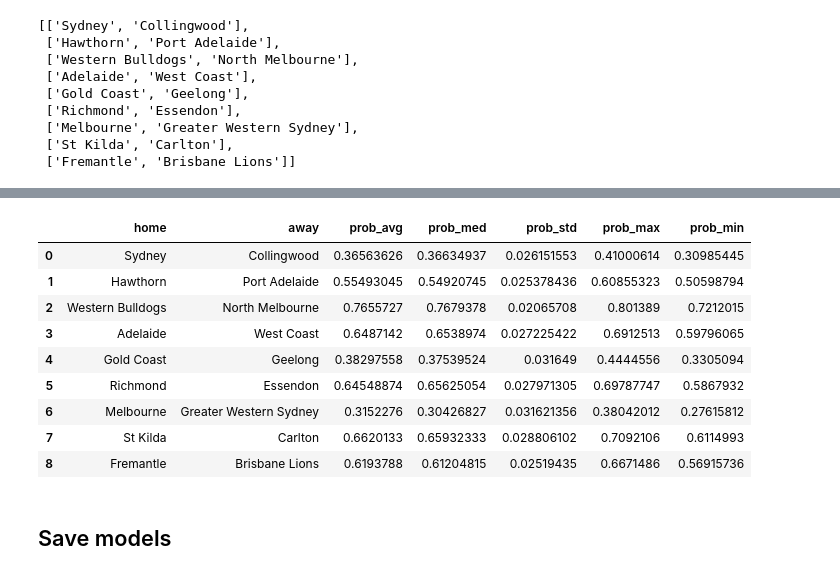
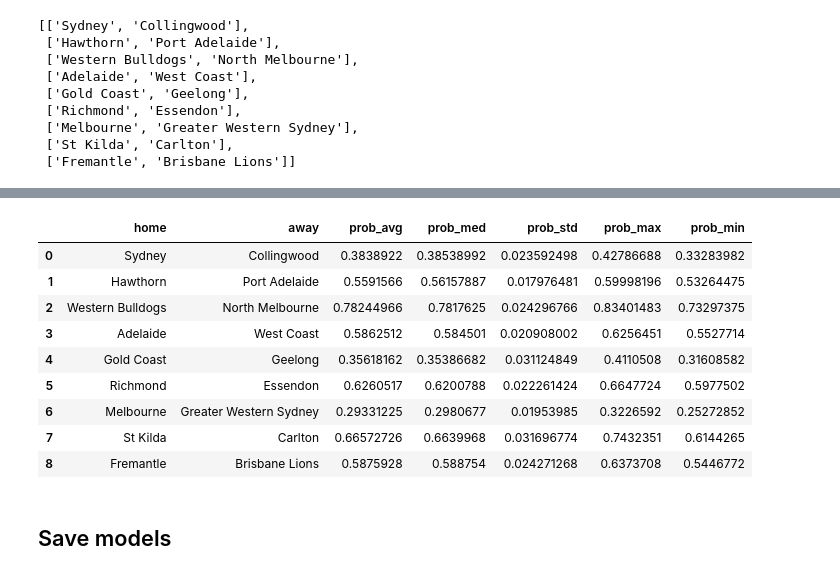
Before and after one commit to toddniven/AFL-Monash-comp, a Jupyter notebook: AFL historical model.ipynb, the cells around one changed output, grey strips where cells are left out. Cells and saved outputs as stored; diff of their text form; code cells hidden in the pictures.

```diff
--- a/AFL historical model.ipynb
+++ b/AFL historical model.ipynb
@@ -95,4 +133,4 @@ pd.DataFrame(Features().div_cols(X_list[0]), columns=training_cols).head()
 # %%
 from training.training import Training
-Training(50, 65).train(X_list, y_list)
+scores, best_models = Training(25, 65).train(X_list, y_list)
 # %% [output]
@@ -210,25 +262,26 @@ scoring_enr = Features().div_cols(scoring)
 # %%
 def modelStats(X, models=[]):
     predictions = np.column_stack([
         model.predict_proba(X)[:,1] for model in models
     ])
     return [np.mean(predictions, axis=1), np.median(predictions, axis=1), np.std(predictions, axis=1),
             np.max(predictions, axis=1), np.min(predictions, axis=1)]
-arr = np.c_[ games, modelStats(scoring_enr,best_models)[0],
-           modelStats(scoring_enr,best_models)[1],modelStats(scoring_enr,best_models)[2],
-            modelStats(scoring_enr,best_models)[3], modelStats(scoring_enr,best_models)[4]]
+
+arr = np.c_[ games, modelStats(scoring,best_models)[0],
+           modelStats(scoring,best_models)[1],modelStats(scoring,best_models)[2],
+            modelStats(scoring,best_models)[3], modelStats(scoring,best_models)[4]]
 pd.DataFrame(arr,columns=['home','away','prob_avg', 'prob_med', 'prob_std', 'prob_max', 'prob_min'])
 # %% [output]
 |  | home | away | prob_avg | prob_med | prob_std | prob_max | prob_min |
-| 0 | Sydney | Collingwood | 0.36563626 | 0.36634937 | 0.026151553 | 0.41000614 | 0.30985445 |
-| 1 | Hawthorn | Port Adelaide | 0.55493045 | 0.54920745 | 0.025378436 | 0.60855323 | 0.50598794 |
-| 2 | Western Bulldogs | North Melbourne | 0.7655727 | 0.7679378 | 0.02065708 | 0.801389 | 0.7212015 |
-| 3 | Adelaide | West Coast | 0.6487142 | 0.6538974 | 0.027225422 | 0.6912513 | 0.59796065 |
-| 4 | Gold Coast | Geelong | 0.38297558 | 0.37539524 | 0.031649 | 0.4444556 | 0.3305094 |
-| 5 | Richmond | Essendon | 0.64548874 | 0.65625054 | 0.027971305 | 0.69787747 | 0.5867932 |
-| 6 | Melbourne | Greater Western Sydney | 0.3152276 | 0.30426827 | 0.031621356 | 0.38042012 | 0.27615812 |
-| 7 | St Kilda | Carlton | 0.6620133 | 0.65932333 | 0.028806102 | 0.7092106 | 0.6114993 |
-| 8 | Fremantle | Brisbane Lions | 0.6193788 | 0.61204815 | 0.02519435 | 0.6671486 | 0.56915736 |
+| 0 | Sydney | Collingwood | 0.3838922 | 0.38538992 | 0.023592498 | 0.42786688 | 0.33283982 |
+| 1 | Hawthorn | Port Adelaide | 0.5591566 | 0.56157887 | 0.017976481 | 0.59998196 | 0.53264475 |
+| 2 | Western Bulldogs | North Melbourne | 0.78244966 | 0.7817625 | 0.024296766 | 0.83401483 | 0.73297375 |
+| 3 | Adelaide | West Coast | 0.5862512 | 0.584501 | 0.020908002 | 0.6256451 | 0.5527714 |
+| 4 | Gold Coast | Geelong | 0.35618162 | 0.35386682 | 0.031124849 | 0.4110508 | 0.31608582 |
+| 5 | Richmond | Essendon | 0.6260517 | 0.6200788 | 0.022261424 | 0.6647724 | 0.5977502 |
+| 6 | Melbourne | Greater Western Sydney | 0.29331225 | 0.2980677 | 0.01953985 | 0.3226592 | 0.25272852 |
+| 7 | St Kilda | Carlton | 0.66572726 | 0.6639968 | 0.031696774 | 0.7432351 | 0.6144265 |
+| 8 | Fremantle | Brisbane Lions | 0.5875928 | 0.588754 | 0.024271268 | 0.6373708 | 0.5446772 |
 # %% [markdown]
 ## Save models
 # %%
```
Also changed, not shown: parts of 13 cells of this notebook, 4 other files.
